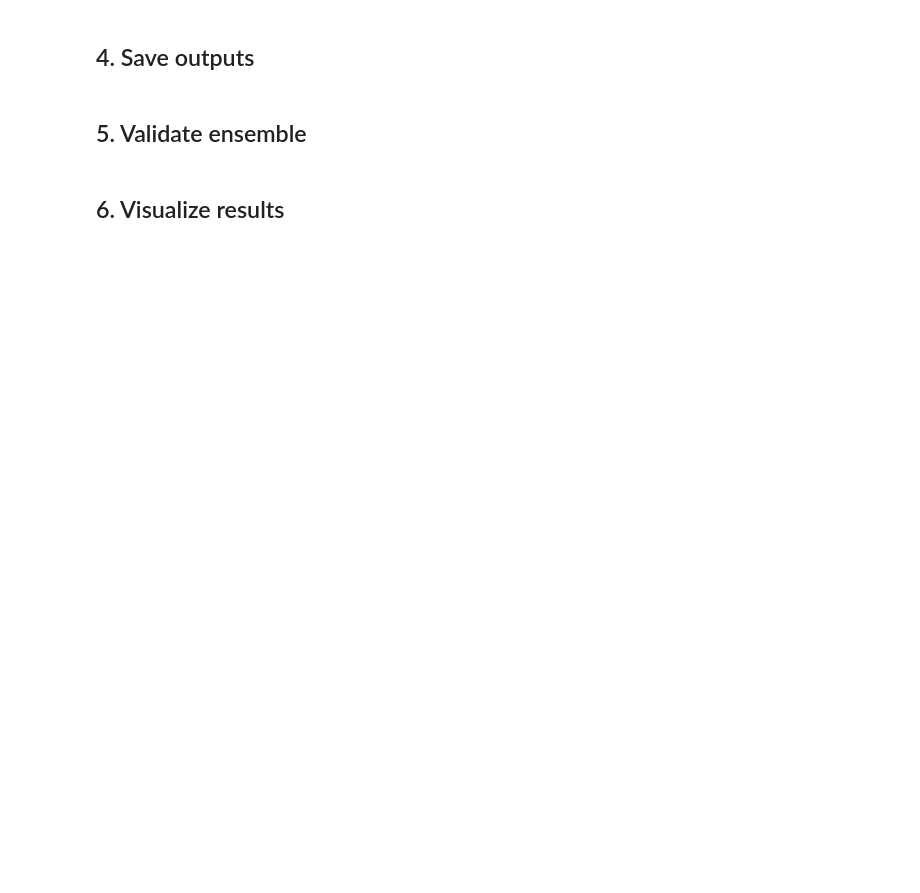
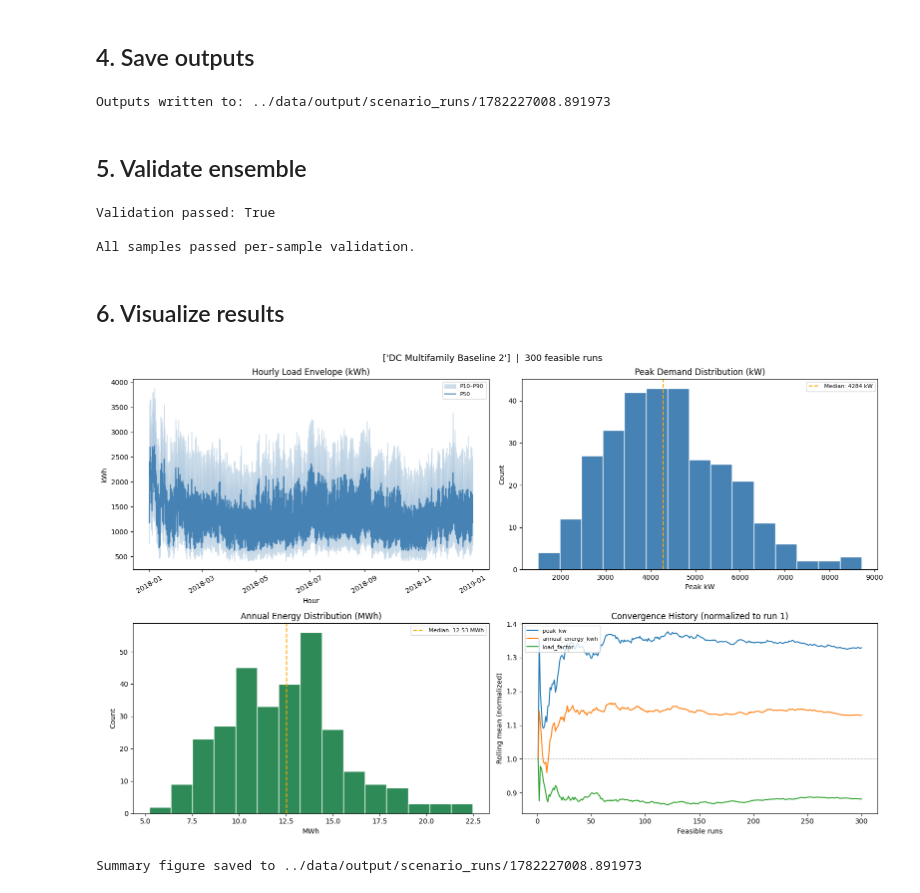
Before and after one commit to egeriicw/Microgrid-Modeling, a Jupyter notebook: Community Load Profiles/notebooks/community_microgrid_load_profiles.ipynb, the cells around one changed output. Cells and saved outputs as stored; diff of their text form; code cells hidden in the pictures; blank space fills up the shorter version.

```diff
--- a/Community Load Profiles/notebooks/community_microgrid_load_profiles.ipynb
+++ b/Community Load Profiles/notebooks/community_microgrid_load_profiles.ipynb
@@ -27,11 +29,11 @@ print('snlg package loaded')
 # %% [markdown]
 ## 1. Load scenario config
 # %%
-CONFIG_PATH = Path('../configs/scenarios/dc_multifamily_baseline.yaml')
+CONFIG_PATH = Path('../configs/scenarios/dc_multifamily_baseline_2.yaml')
 
 cfg = config.load_config(CONFIG_PATH)
 
-print(f'Scenario       : {cfg.scenario.name}')
+print(f'Scenario       : {cfg.name}')
 print(f'Total buildings: {cfg.composition.total_buildings}')
 print(f'Composition    : {cfg.composition.method}')
 print(f'Ensemble mode  : {cfg.ensemble.mode} ({cfg.ensemble.max_runs} runs)')
@@ -78,6 +115,8 @@ timestamp_str = str(start_time)
 out_dir = outputs.save_all_outputs(result, cfg, timestamp_str, elapsed_minutes)
 
 print(f'Outputs written to: {out_dir}')
+# %% [output]
+Outputs written to: ../data/output/scenario_runs/1782227008.891973
 # %% [markdown]
 ## 5. Validate ensemble
 # %%
@@ -101,6 +140,10 @@ if all_sample_warnings:
         print(f'  - {w}')
 else:
     print('\nAll samples passed per-sample validation.')
+# %% [output]
+Validation passed: True
+
+All samples passed per-sample validation.
 # %% [markdown]
 ## 6. Visualize results
 # %%
@@ -109,7 +152,7 @@ if not result.runs:
 else:
     # --- Percentile envelopes ---
     fig, axes = plt.subplots(2, 2, figsize=(16, 10))
-    fig.suptitle(f'{cfg.scenario.name}  |  {len(result.runs)} feasible runs', fontsize=13)
+    fig.suptitle(f'{cfg.name}  |  {len(result.runs)} feasible runs', fontsize=13)
 
     # Panel 1: P10 / P50 / P90 load envelope
     ax = axes[0, 0]
@@ -137,33 +180,36 @@ else:
 
     # Panel 3: Annual energy distribution
     ax = axes[1, 0]
     energies = [r.annual_energy_kwh / 1e6 for r in result.runs]
     ax.hist(energies, bins=15, color='seagreen', edgecolor='white')
     ax.axvline(np.median(energies), color='orange', linestyle='--', linewidth=1.5,
                label=f'Median: {np.median(energies):.2f} MWh')
     ax.set_title('Annual Energy Distribution (MWh)')
     ax.set_xlabel('MWh')
     ax.set_ylabel('Count')
     ax.legend(fontsize=8)
 
     # Panel 4: Convergence history
     ax = axes[1, 1]
     if result.convergence_history:
         for metric, vals in result.convergence_history.items():
             normed = np.array(vals) / vals[0] if vals[0] != 0 else np.array(vals)
             ax.plot(range(1, len(vals) + 1), normed, label=metric)
         ax.axhline(1.0, color='gray', linestyle=':', linewidth=0.8)
         ax.set_title('Convergence History (normalized to run 1)')
         ax.set_xlabel('Feasible runs')
         ax.set_ylabel('Rolling mean (normalized)')
         ax.legend(fontsize=8)
     else:
         ax.set_visible(False)
 
     plt.tight_layout()
     plt.savefig(out_dir / f'{timestamp_str}_summary.png', dpi=150, bbox_inches='tight')
     plt.show()
     print(f'Summary figure saved to {out_dir}')
+# %% [output]
+[figure, added]
+Summary figure saved to ../data/output/scenario_runs/1782227008.891973
 # %%
 # Diversity metrics summary
 if result.diversity_metrics:
```
Also changed, not shown: parts of 5 cells of this notebook, 45 other files.
